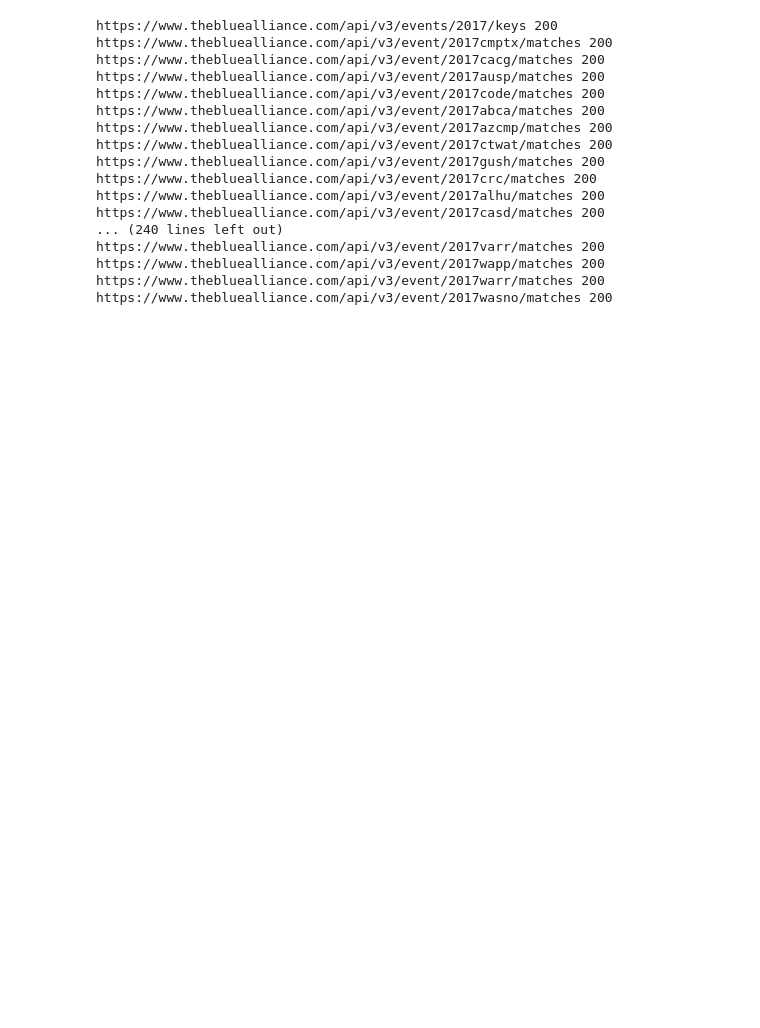
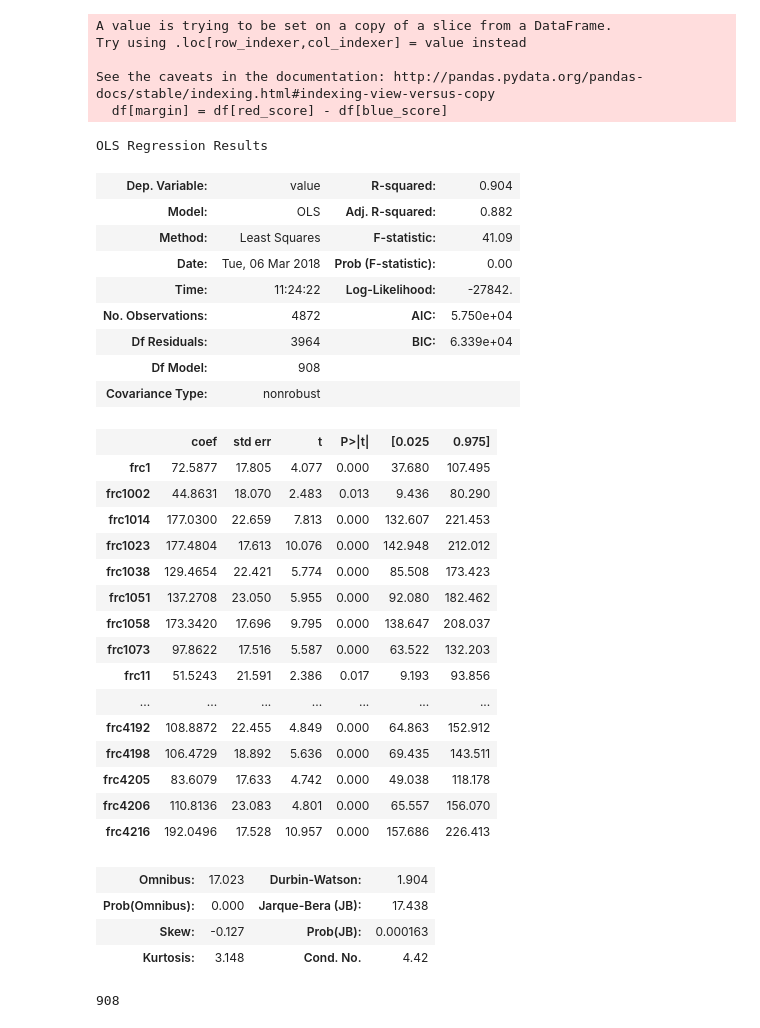
Before and after one commit to Thing342/TBA-PyData, a Jupyter notebook: demo.ipynb, the cells around one changed output. Cells and saved outputs as stored; diff of their text form; code cells hidden in the pictures; blank space fills up the shorter version.

Commit message:
misc week 1/2 code

```diff
--- a/demo.ipynb
+++ b/demo.ipynb
@@ -265,20 +0,0 @@ def matches(team=None, event=None, year=YEAR, form=None, score_parsing_fn=None,
-# %%
-df = matches(year=2017)
-# %% [output]
-https://www.thebluealliance.com/api/v3/events/2017/keys 200
-https://www.thebluealliance.com/api/v3/event/2017cmptx/matches 200
-https://www.thebluealliance.com/api/v3/event/2017cacg/matches 200
-https://www.thebluealliance.com/api/v3/event/2017ausp/matches 200
-https://www.thebluealliance.com/api/v3/event/2017code/matches 200
-https://www.thebluealliance.com/api/v3/event/2017abca/matches 200
-https://www.thebluealliance.com/api/v3/event/2017azcmp/matches 200
-https://www.thebluealliance.com/api/v3/event/2017ctwat/matches 200
-https://www.thebluealliance.com/api/v3/event/2017gush/matches 200
-https://www.thebluealliance.com/api/v3/event/2017crc/matches 200
-https://www.thebluealliance.com/api/v3/event/2017alhu/matches 200
-https://www.thebluealliance.com/api/v3/event/2017casd/matches 200
-... (240 lines left out)
-https://www.thebluealliance.com/api/v3/event/2017varr/matches 200
-https://www.thebluealliance.com/api/v3/event/2017wapp/matches 200
-https://www.thebluealliance.com/api/v3/event/2017warr/matches 200
-https://www.thebluealliance.com/api/v3/event/2017wasno/matches 200
@@ -284,0 +8,49 @@ https://www.thebluealliance.com/api/v3/event/2017wasno/matches 200
+# %%
+PICKLE_PATH = '2018wk1.pickle'
+#df = api.matches(year=2018, event_predicate=(lambda e: e.week==0.0), score_parsing_fn=powerup.scoring
+df = pandas.read_pickle(PICKLE_PATH)
+# %%
+mdl = analysis.get_epr_model(df, score_col='total_points')
+# %% [output]
+A value is trying to be set on a copy of a slice from a DataFrame.
+Try using .loc[row_indexer,col_indexer] = value instead
+
+See the caveats in the documentation: http://pandas.pydata.org/pandas-docs/stable/indexing.html#indexing-view-versus-copy
+  df[margin] = df[red_score] - df[blue_score]
+# %%
+mdl.summary()
+# %% [output]
+OLS Regression Results
+| Dep. Variable: | value | R-squared: | 0.904 |
+| Model: | OLS | Adj. R-squared: | 0.882 |
+| Method: | Least Squares | F-statistic: | 41.09 |
+| Date: | Tue, 06 Mar 2018 | Prob (F-statistic): | 0.00 |
+| Time: | 11:24:22 | Log-Likelihood: | -27842. |
+| No. Observations: | 4872 | AIC: | 5.750e+04 |
+| Df Residuals: | 3964 | BIC: | 6.339e+04 |
+| Df Model: | 908 |  |  |
+| Covariance Type: | nonrobust |  |  |
+|  | coef | std err | t | P>|t| | [0.025 | 0.975] |
+| frc1 | 72.5877 | 17.805 | 4.077 | 0.000 | 37.680 | 107.495 |
+| frc1002 | 44.8631 | 18.070 | 2.483 | 0.013 | 9.436 | 80.290 |
+| frc1014 | 177.0300 | 22.659 | 7.813 | 0.000 | 132.607 | 221.453 |
+| frc1023 | 177.4804 | 17.613 | 10.076 | 0.000 | 142.948 | 212.012 |
+| frc1038 | 129.4654 | 22.421 | 5.774 | 0.000 | 85.508 | 173.423 |
+| frc1051 | 137.2708 | 23.050 | 5.955 | 0.000 | 92.080 | 182.462 |
+| frc1058 | 173.3420 | 17.696 | 9.795 | 0.000 | 138.647 | 208.037 |
+| frc1073 | 97.8622 | 17.516 | 5.587 | 0.000 | 63.522 | 132.203 |
+| frc11 | 51.5243 | 21.591 | 2.386 | 0.017 | 9.193 | 93.856 |
+| ... | ... | ... | ... | ... | ... | ... |
+| frc4192 | 108.8872 | 22.455 | 4.849 | 0.000 | 64.863 | 152.912 |
+| frc4198 | 106.4729 | 18.892 | 5.636 | 0.000 | 69.435 | 143.511 |
+| frc4205 | 83.6079 | 17.633 | 4.742 | 0.000 | 49.038 | 118.178 |
+| frc4206 | 110.8136 | 23.083 | 4.801 | 0.000 | 65.557 | 156.070 |
+| frc4216 | 192.0496 | 17.528 | 10.957 | 0.000 | 157.686 | 226.413 |
+| Omnibus: | 17.023 | Durbin-Watson: | 1.904 |
+| Prob(Omnibus): | 0.000 | Jarque-Bera (JB): | 17.438 |
+| Skew: | -0.127 | Prob(JB): | 0.000163 |
+| Kurtosis: | 3.148 | Cond. No. | 4.42 |
+# %%
+len(mdl.params)
+# %% [output]
+908
```
Also changed, not shown: parts of 22 cells of this notebook, 7 other files.
